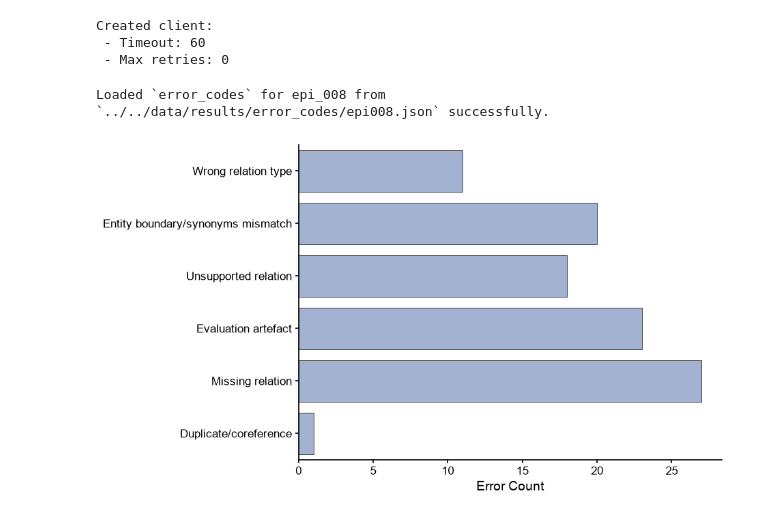
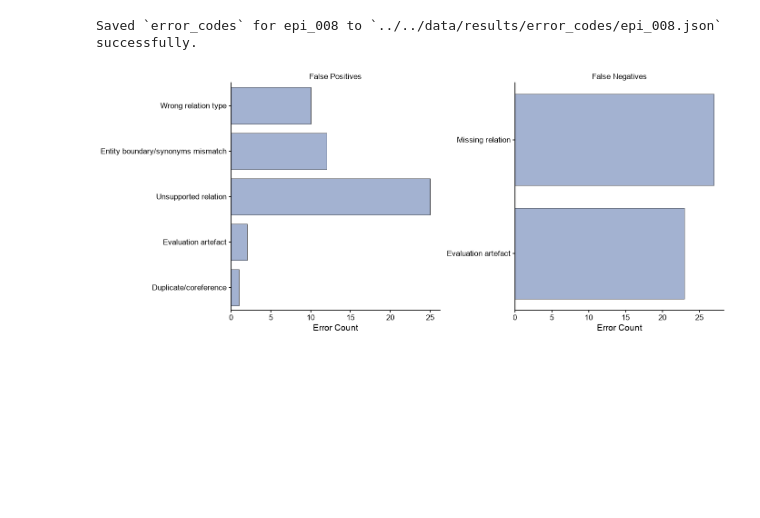
Before and after one commit to wesroots/biomedical_kg_thesis, a Jupyter notebook: src/experiments/error_analysis.ipynb, the cells around one changed output. Cells and saved outputs as stored; diff of their text form; code cells hidden in the pictures; blank space fills up the shorter version.

```diff
--- a/src/experiments/error_analysis.ipynb
+++ b/src/experiments/error_analysis.ipynb
@@ -37,6 +33,7 @@ error_categories = {
 random.seed(42)
 SAVE_PATH = f"../../data/results/error_codes"
 # %%
-with open(f"../../data/results/epis/biored_train/epi_{EPI_NUM}.json") as f:
+# ---------- Load EPI log ----------
+with open(f"{DATASET_PATH}/epi_{EPI_NUM}.json") as f:
     epi_log = json.load(f)
 # %%
@@ -66,6 +64,6 @@ for i in ("relations", "entities"):
 # %%
 # ---------- Import GTs ----------
-gt = pd.read_csv("../../data/processed/biored/br_train_gt.csv")
+gt = pd.read_csv(DATA_CONFIG[DATASET_SPLIT]["paths"]["ground_truths"])
 gt_dict = get_gt_dict(gt)
 # %%
 # ---------- Import BioRED train abstracts ----------
@@ -76,18 +75,21 @@ ERROR_SAMPLE_DIR = f"../../data/error_sampling"
 os.makedirs(ERROR_SAMPLE_DIR, exist_ok=True)
 with open(os.path.join(ERROR_SAMPLE_DIR, f"epi_{EPI_NUM}_error_samples.json"), "w") as f:
     json.dump(error_samples, f, indent=2, default=list)
-# %%
-client = api.create_client()
-# %% [output]
-Created client:
- - Timeout: 60
- - Max retries: 0
 # %%
+# ---------- LLM call ----------
 if CALL_API:
     # ---------- Relations (LLM-categorised) ----------
+
+    client = api.create_client()
+
+    print("Client created...")
+    print("Evaluating errors against error types...")
+
+    clear_output(wait=True)
+
     error_codes = []
 
-    category_list_str = "\n".join(f"{k}: {v}" for k, v in error_categories.items())
+    category_list_str = "\n".join(f"{k}: {v}" for k, v in ERROR_CATEGORIES.items())
 
     for error_type, errors in error_samples["relations"].items():
         for error in errors:
@@ -99,7 +101,12 @@ if CALL_API:
                 if gt[0] == pmid
             ]
 
-            prompt = f"""You are reviewing a relation-extraction error made by an NLP system.\n\nError type: {error_type}\n- fp: a predicted relation that did not match the BioRED ground truth under the evaluation procedure.\n- fn: a BioRED ground-truth relation that was not matched by a prediction.\n\nRelation being analysed:\n{error}\n\nAbstract:\n{abstracts.set_index("pmid").loc[pmid]}\n\nGround-truth relations for this abstract:\n{chr(10).join(str(gt) for gt in matching_gts)}\n\nCategorise the primary cause of this error into exactly one of the categories below.\nUse the abstract and BioRED ground truth as the reference when making your decision.\nIf multiple categories could apply, select the category that best explains why the prediction and ground truth did not match.\n\nRespond with ONLY the category number, nothing else.\n\n{category_list_str}"""
+            category_list_str = "\n".join(
+                f"{num}. {cat['name']}: {cat['description']}"
+                for num, cat in ERROR_CATEGORIES.items()
+            )
+
+            prompt = f"""You are reviewing a relation-extraction error made by an NLP system.\n\nError type: {error_type}\n- fp: a predicted relation that did not match the BioRED ground truth under the evaluation procedure.\n- fn: a BioRED ground-truth relation that was not matched by a prediction.\n\nRelation being analysed:\n{error}\n\nAbstract:{abstracts.set_index("pmid").loc[pmid]}\n\nGround-truth relations for this abstract:\n{chr(10).join(str(gt) for gt in matching_gts)}\n\nCategorise the primary cause of this error into exactly one of the categories below. Each category has a name and a description explaining when it applies — use the descriptions to guide your decision.\n\n{category_list_str}\n\nUse the abstract and BioRED ground truth as the reference when making your decision.\nIf multiple categories could apply, select the category that best explains why the prediction and ground truth did not match.\n\nRespond with ONLY the category number, nothing else."""
 
             response = client.responses.create(
                 model="gpt-5.6-luna",
@@ -111,39 +118,58 @@ if CALL_API:
             error_codes.append({
                 "error_type": str(error_type),
                 "error": error,
-                "category": error_categories.get(error_code, "Invalid")
+                "category": ERROR_CATEGORIES.get(error_code, "Invalid")
             })
-
-            # print(f"{error} -> {error_categories.get(error_code, 'Invalid')}")
 
             with open(f"{SAVE_PATH}/epi_{EPI_NUM}.json", "w") as f:
                 json.dump(error_codes, f, indent=4)
 
-            print(f"Saved `error_codes` for epi_{EPI_NUM} to `{SAVE_PATH}/epi{EPI_NUM}.json` successfully.")
+    print(f"Saved `error_codes` for epi_{EPI_NUM} to `{SAVE_PATH}/epi_{EPI_NUM}.json` successfully.")
 
 else:
     with open(f"{SAVE_PATH}/epi_{EPI_NUM}.json", "r") as f:
         error_codes = json.load(f)
 
-    print(f"Loaded `error_codes` for epi_{EPI_NUM} from `{SAVE_PATH}/epi{EPI_NUM}.json` successfully.")
+    print(f"Loaded `error_codes` for epi_{EPI_NUM} from `{SAVE_PATH}/epi_{EPI_NUM}.json` successfully.")
 # %% [output]
-Loaded `error_codes` for epi_008 from `../../data/results/error_codes/epi008.json` successfully.
+Saved `error_codes` for epi_008 to `../../data/results/error_codes/epi_008.json` successfully.
 # %%
-code_counts = pd.Series(Counter(error["category"] for error in error_codes))
+# ---------- Extract FP/FN separately ----------
+fp_counts = pd.Series(
+    Counter(error["category"]["name"] for error in error_codes if error["error_type"] == "fp")
+)
+
+fn_counts = pd.Series(
+    Counter(error["category"]["name"] for error in error_codes if error["error_type"] == "fn")
+)
 # %%
+# ---------- Plot FP/FN categories fig ----------
 plt.rcParams['font.family'] = 'arial'
 
-fig, ax = plt.subplots(figsize=(8,6))
+fig, axes = plt.subplots(1, 2, figsize=(14, 6))
 
 sns.barplot(
-    x=code_counts.values,
-    y=code_counts.index,
-    ax=ax,
+    x=fp_counts.values,
+    y=fp_counts.index,
+    ax=axes[0],
     color="#9bafd9",
     edgecolor="black",
     linewidth=0.5
 )
+format_axes(axes[0], "Error")
+axes[0].set_title("False Positives")
 
-format_axes(ax, "Error")
+sns.barplot(
+    x=fn_counts.values,
+    y=fn_counts.index,
+    ax=axes[1],
+    color="#9bafd9",
+    edgecolor="black",
+    linewidth=0.5
+)
+format_axes(axes[1], "Error")
+axes[1].set_title("False Negatives")
+
+plt.tight_layout()
 # %% [output]
-[figure, old version]
+[figure, new version]
```
Also changed, not shown: parts of 8 cells of this notebook, 37 other files.
